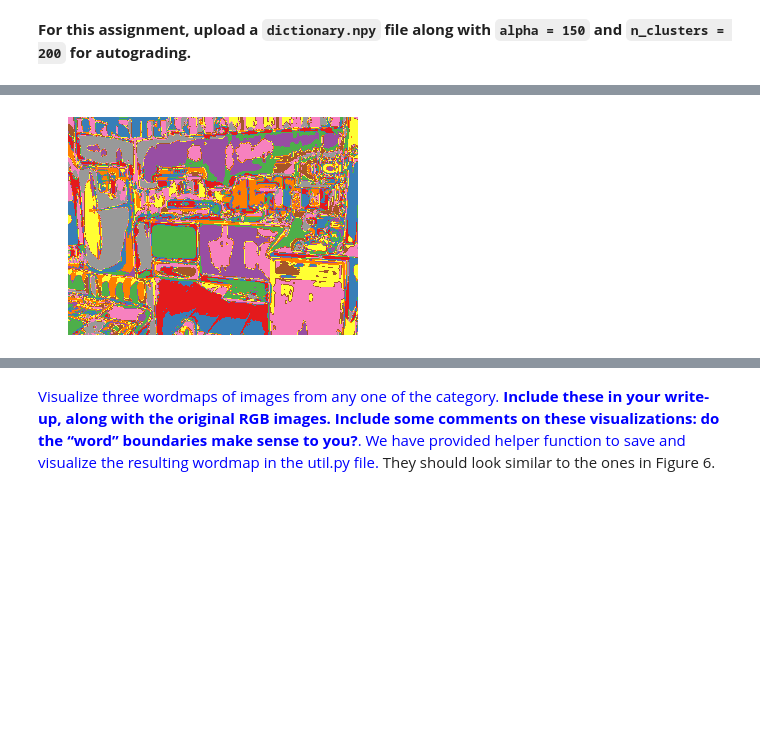
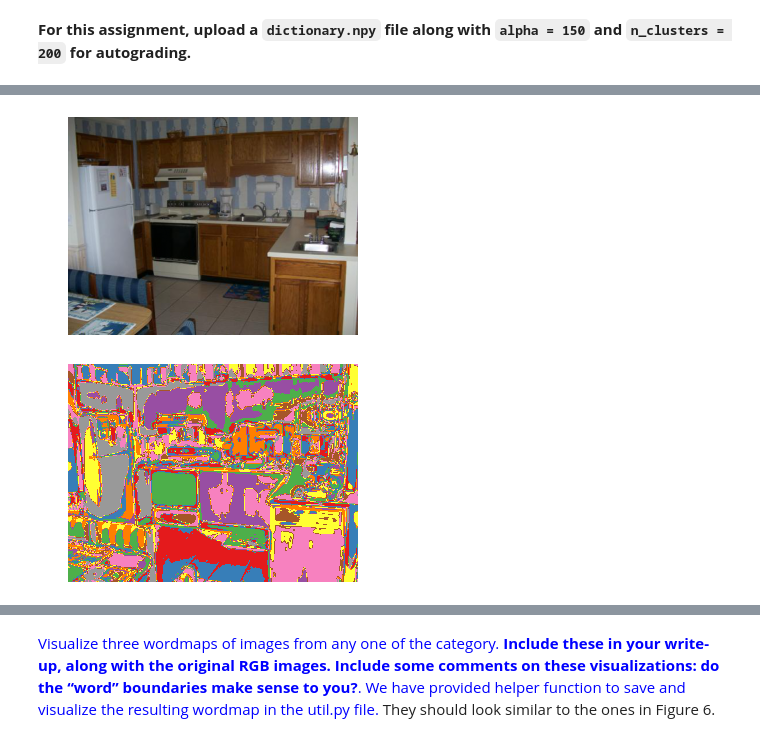
Before and after one commit to BeQuiet00/16720_Computer_Vision, a Jupyter notebook: hw2/p1.ipynb, the cells around one changed output, grey strips where cells are left out. Cells and saved outputs as stored; diff of their text form; code cells hidden in the pictures; blank space fills up the shorter version.

```diff
--- a/hw2/p1.ipynb
+++ b/hw2/p1.ipynb
@@ -566,21 +566,26 @@ def get_visual_words(image, dictionary):
 # %%
 import matplotlib.pyplot as plt
 
 dictionary = np.load('dictionary.npy')
 
 def save_wordmap(wordmap, filename):
     fig = plt.figure(2)
     plt.axis('equal')
     plt.axis('off')
     plt.imshow(wordmap, cmap="Set1")
-    plt.savefig(filename, pad_inches=0)
-
+    # plt.savefig(filename, pad_inches=0)
 
 path_img = "./data/kitchen/sun_abtdlltafvpypcff.jpg"
 image = io.imread(path_img)
 image = image.astype('float')/255
 wordmap = get_visual_words(image, dictionary)
 
+fig = plt.figure(1)
+plt.axis('equal')
+plt.axis('off')
+plt.imshow(image, cmap="Set1")
+
 save_wordmap(wordmap, "./data/map1.jpg")
 # %% [output]
-[figure, old version]
+[figure, new version]
+[figure, added]
```
Also changed, not shown: parts of 2 cells of this notebook, 18 other files.
